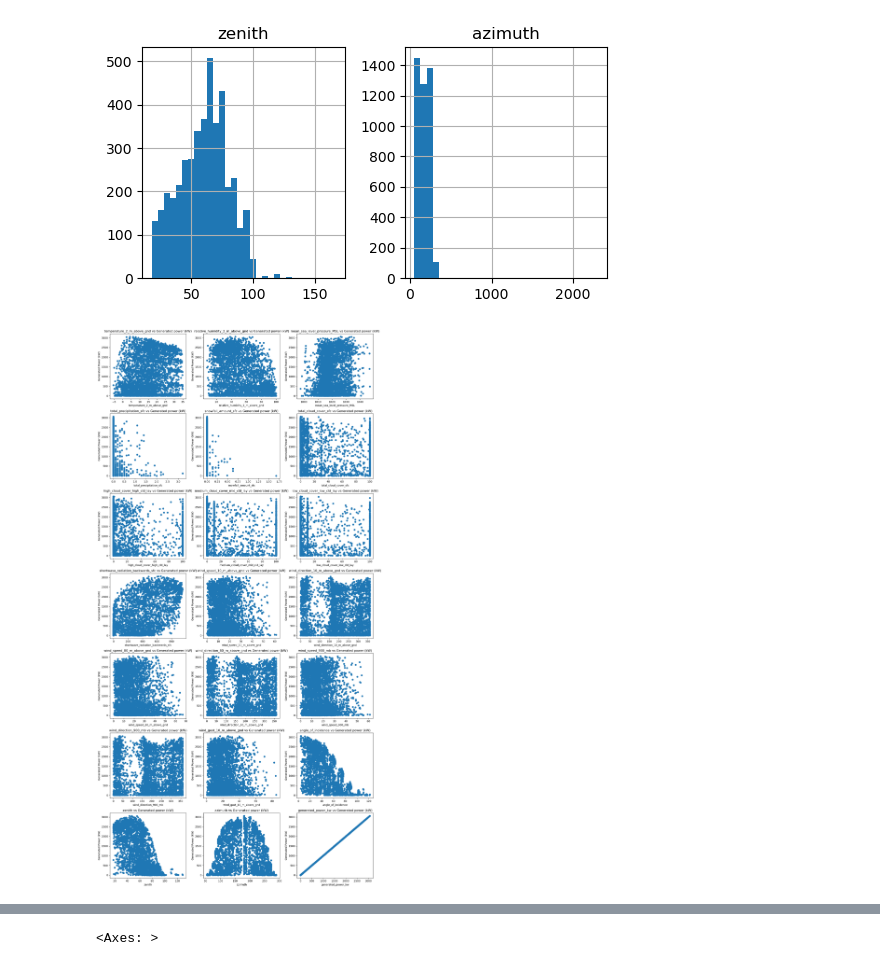
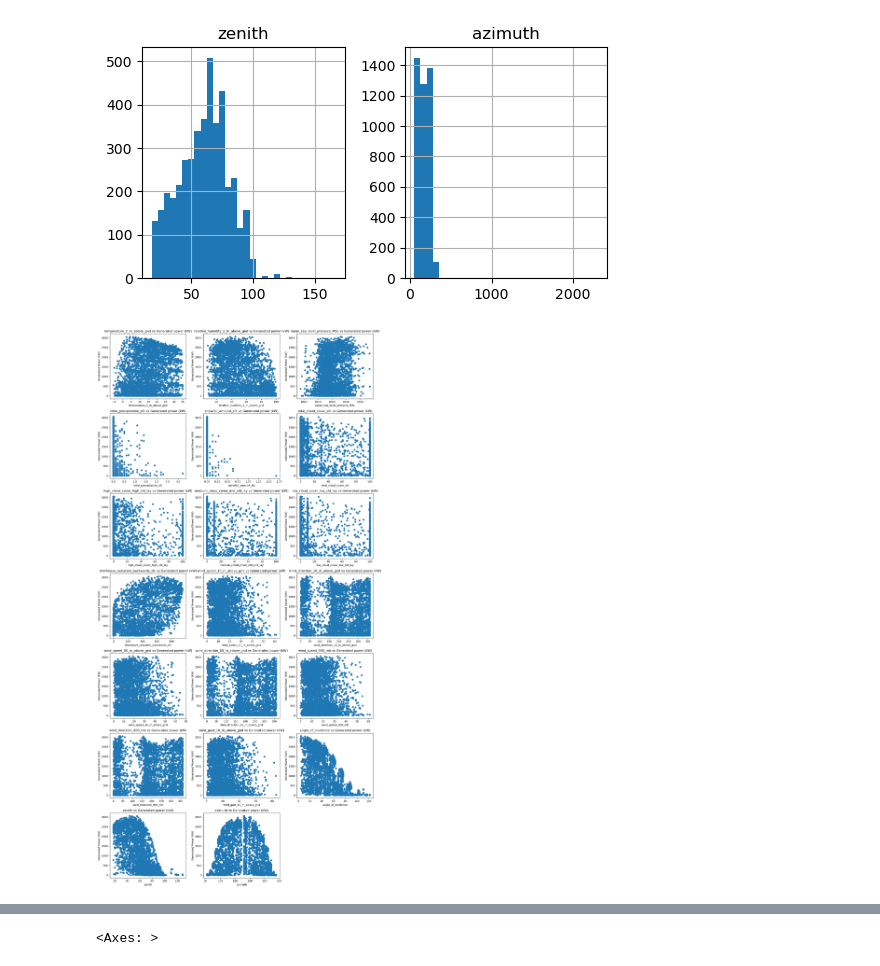
Before and after one commit to PRASATH-SA/SolarPowerOutput, a Jupyter notebook: Solar power prediction using Machine learning.ipynb, the cells around one changed output, grey strips where cells are left out. Saved outputs shown, nothing was run; the diff lists cells and outputs as text; code cells hidden in the pictures.

```diff
--- a/Solar power prediction using Machine learning.ipynb
+++ b/Solar power prediction using Machine learning.ipynb
@@ -153,16 +153,18 @@ plt.show()
 [figure]
 # %%
 plt.figure(figsize=(15,30))
-for i,column in enumerate(df.columns):
+for i,column in enumerate(df.columns[:20]):
+
     plt.subplot(7,3,i+1)
     plt.scatter(df[column],df['generated_power_kw'])
     plt.title(f'{column} vs Generated power (kW)')
     plt.xlabel(column)
     plt.ylabel("Generated Power (kW)")
+
 plt.tight_layout()
 plt.show()
 # %% [output]
-[figure, old version]
+[figure, new version]
 # %%
 df.corr()
 # %% [output]
```
Also changed, not shown: parts of 1 cell of this notebook.
